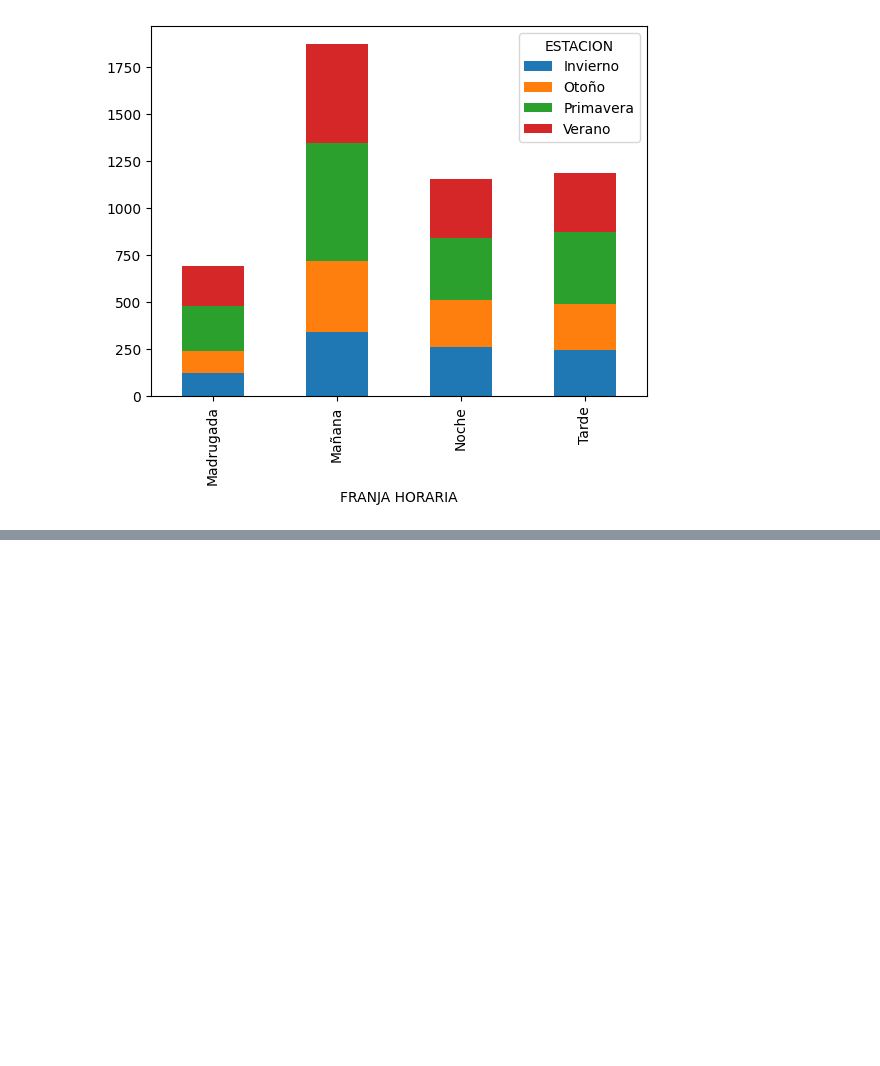
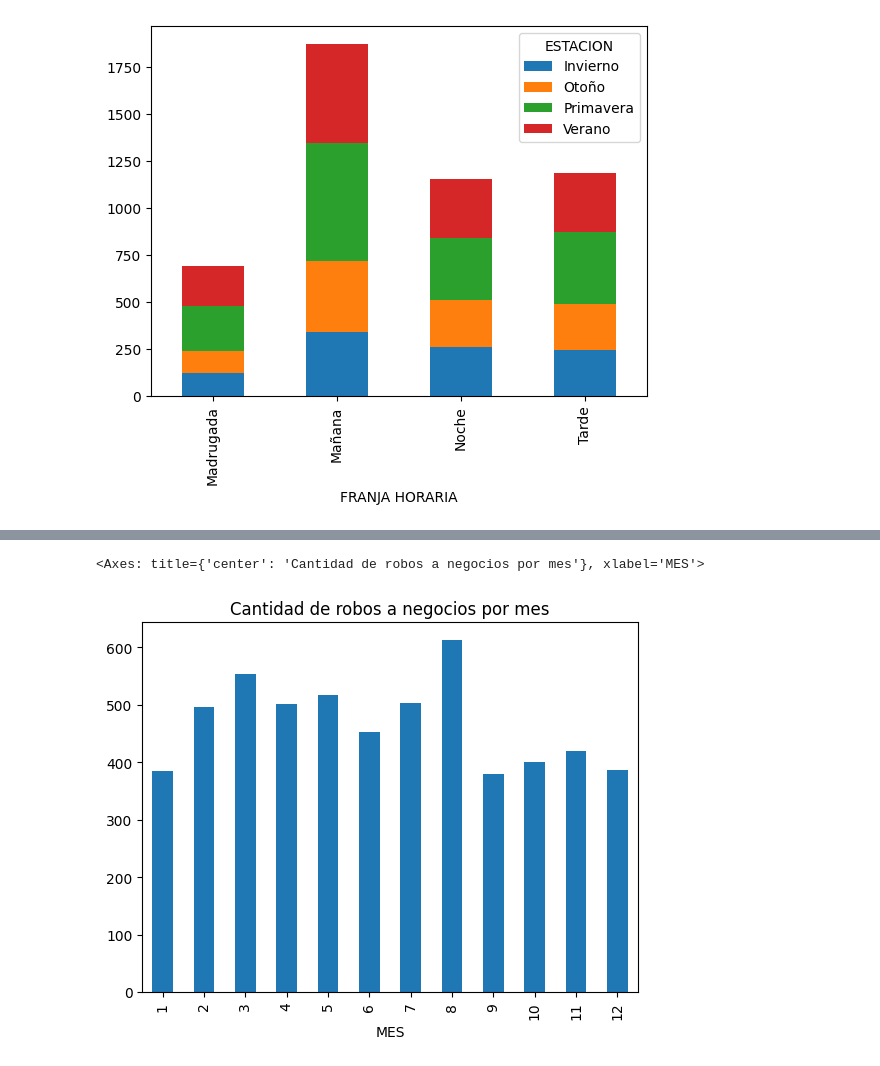
Before and after one commit to gabigabzela/A01567178-EDA, a Jupyter notebook: iteracion2.ipynb, the cells around one changed output, grey strips where cells are left out. Drawn from its saved outputs; the diff is of its cells as text; code cells hidden in the pictures; blank space fills up the shorter version.

```diff
--- a/iteracion2.ipynb
+++ b/iteracion2.ipynb
@@ -237,0 +293,6 @@ df_robos[df_robos['ROBO A NEGOCIO'] == 1].groupby(['FRANJA HORARIA', 'ESTACION']
+# %%
+# ver cantidad de robos a negocios por mes, que el titulo de la gráfica sea "Cantidad de robos a negocios por mes"
+df_robos_final[df_robos_final['TIPO'] == 'ROBO A NEGOCIO'].groupby('MES').size().plot(kind='bar', title='Cantidad de robos a negocios por mes')
+# %% [output]
+<Axes: title={'center': 'Cantidad de robos a negocios por mes'}, xlabel='MES'>
+[figure, added]
```
Also changed, not shown: parts of 10 cells of this notebook, 2 other files.
